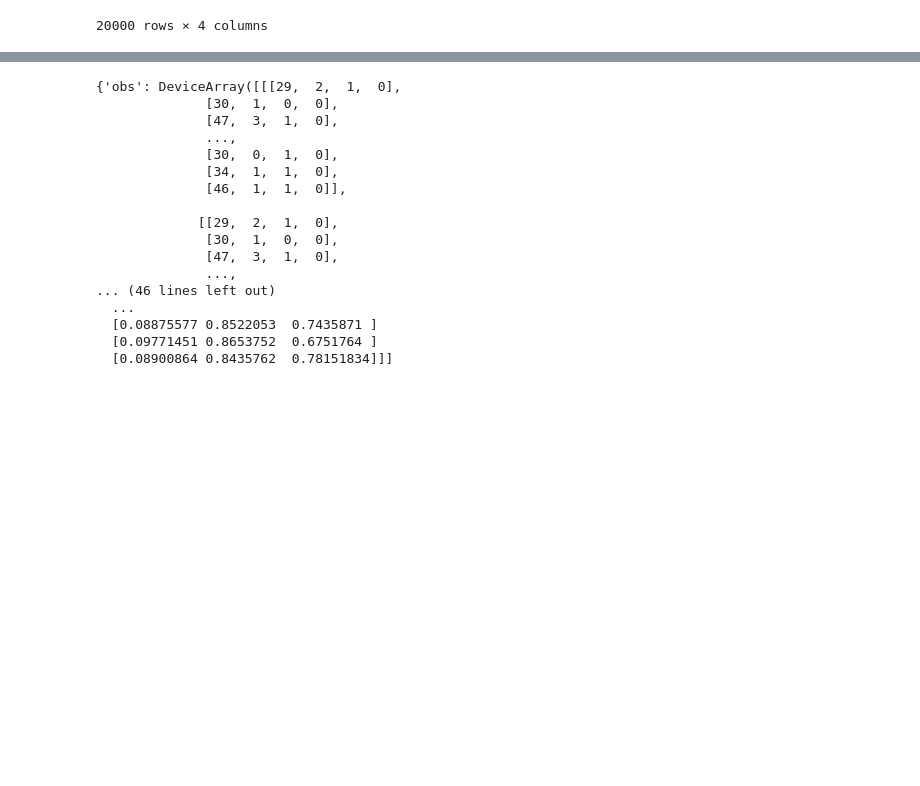
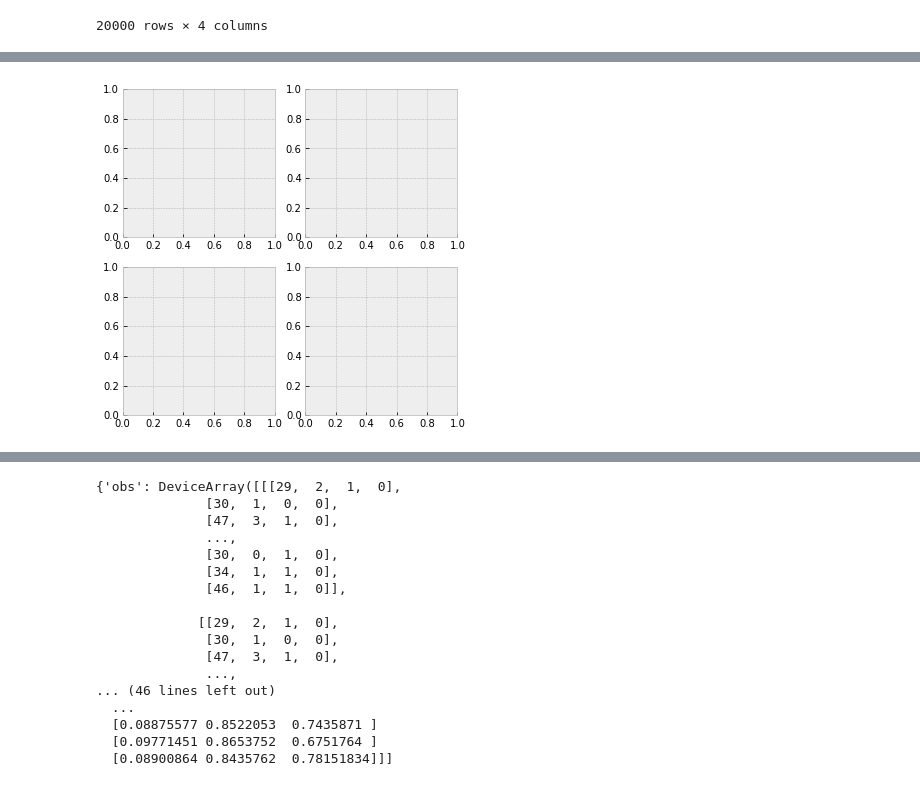
Before and after one commit to akotlar/multivariate-tada, a Jupyter notebook: project/sim6.ipynb, the cells around one changed output, grey strips where cells are left out. Saved outputs shown, nothing was run; the diff lists cells and outputs as text; code cells hidden in the pictures; blank space fills up the shorter version.

Commit message:
wip prior and posterior predictive

```diff
--- a/project/sim6.ipynb
+++ b/project/sim6.ipynb
@@ -96,6 +90,0 @@ sim_data_point_pv = genData2.gen_counts(**sim_params_point_pv)
-# %%
-import matplotlib.pyplot as plt
-fig, plts = plt.subplots(sim_data_point_pv["PVDs"].shape[1])
-print(plts)
-for i in range(len(plts)):
-    plts[i].plot(sim_data_point_pv["PVDs"][:, i])
@@ -105,6 +90,0 @@ for i in range(len(plts)):
-# %%
-import matplotlib.pyplot as plt
-fig, plts = plt.subplots(sim_data_point_pv["PVDs"].shape[1])
-print(plts)
-for i in range(len(plts)):
-    plts[i].plot(sim_data_point_pv["PVDs"][:, i])
@@ -678,0 +223,77 @@ run_params_dave
+# %%
+def plot_regression(x, y_mean, y_hpdi):
+    print(x.shape)
+    # Sort values for plotting by x axis
+    # idx = jnp.argsort(x)
+    # marriage = x[idx]
+    ctrls = stat_data_dave[:, 0]
+    print('ctrls.shape', ctrls.shape)
+    case1 = stat_data_dave[:, 1]
+    case2 = stat_data_dave[:, 2]
+    caseBoth  = stat_data_dave[:, 3]
+
+
+    meanCtrls = y_mean[:, 0]
+    print('meanCtrls.shape', meanCtrls.shape)
+    print("y_hpdi.shape", y_hpdi.shape)
+    meanCtrls = y_mean[:, 1]
+    meanCtrls = y_mean[:, 2]
+    meanCtrls = y_mean[:, 3]
+    hpdiCtrls = y_hpdi[:, 0]
+    hpdiCases1 = y_hpdi[:, 1]
+    hpdiCases2 = y_hpdi[:, 2]
+    hpdiCasesBoth = y_hpdi[:, 3]
+
+    # Plot
+    fig, ax = plt.subplots(nrows=2, ncols=2, figsize=(6, 6))
+    ax.plot(ctrls, meanCtrls)
+    ax.plot(marriage, divorce, "o")
+    ax.fill_between(marriage, hpdi[0], hpdi[1], alpha=0.3, interpolate=True)
+    return ax
+
+random_key, _random_key = random.split(random_key)
+t = best_chain.get_samples()
+# test = {
+#     'beta': t['beta'][0,:],
+#     'dirichlet_concentration': t['dirichlet_concentration'][0,:],
+#     'probs': t['probs'][0,:]}
+
+prior_predictive = Predictive(model, num_samples=100)
+prior_predictions = prior_predictive(_random_key, stat_data_dave,n_cases,n_ctrls,4)[
+    "obs"
+]
+mean_prior_pred = jnp.mean(prior_predictions, axis=0)
+hpdi_prior_pred = hpdi(prior_predictions, 0.9)
+ax = plot_regression(stat_data_dave, mean_prior_pred, hpdi_prior_pred)
+ax.set(xlabel="Obs", ylabel="Divorce rate", title="Predictions with 90% CI");
+# predictive = Predictive(model_with_gamma_prior_alpha8, t)
+
+
+# samples_predictive = predictive(random.PRNGKey(1), stat_data_dave,n_cases,n_ctrls,4)
+
+# mean_prior_pred = jnp.mean(samples_predictive, axis=0)
+# hpdi_prior_pred = hpdi(prior_predictions, 0.9)
+# # display(samples_predictive['z'].mean(0)[0:100])
+# pd.DataFrame(np.array(samples_predictive['z'])[0], columns=['z']).to_csv("z_pred.tsv", sep='\t')
+# display(np.array(samples_predictive['z'])[0:3])
+# display(np.array(samples_predictive['obs'])[1999])
+# posterior_samples = best_chain.get_samples()
+# predictive = Predictive(model, posterior_samples=posterior_samples)
+# samples = predictive(_random_key, *model_args)
+# print(samples)
+
+# weights, probs, betas, dirichlet_concentrations = ordered_statistics([best_chain])
+
+# assumed_h0, assumed_h1, assumed_h2, assumed_h12, mean_df = get_assumed_order_for_2(best_probs, best_weights)
+# display(mean_df)
+
+# PD_V_H_P_H_across_samples = np.multiply(probs, weights.reshape(*weights.shape,1))
+
+
+# PD_V_H_P_H_mean = PD_V_H_P_H_across_samples.mean(0)[np.array([assumed_h0, assumed_h1, assumed_h2, assumed_h12])]
+
+# PD_V = PD_V_H_P_H_mean.sum(1)
+
+# rr = PD_V[1:4]/PD
+# display(rr)
+# %% [output]
@@ -678,0 +305 @@ run_params_dave
+[figure, added]
```
Also changed, not shown: parts of 45 cells of this notebook, 1 other file.
